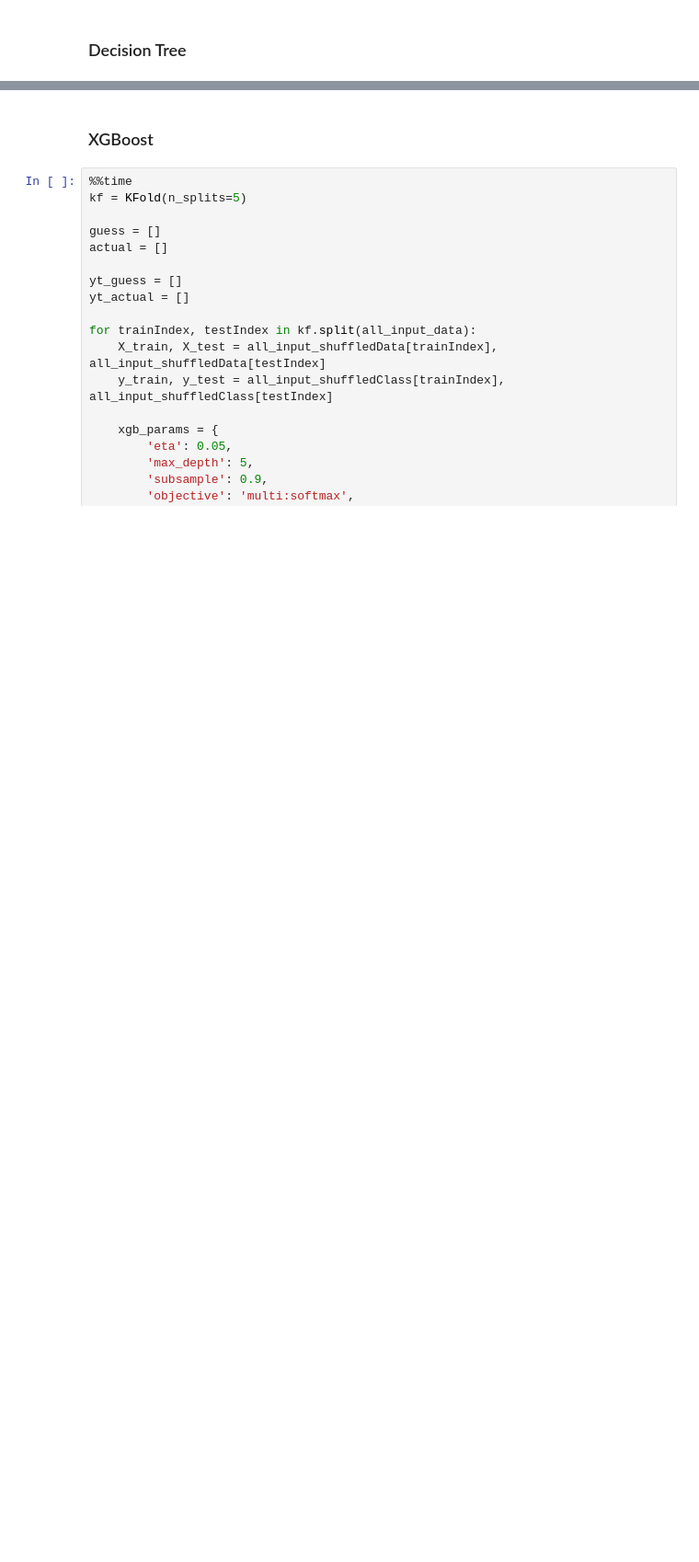
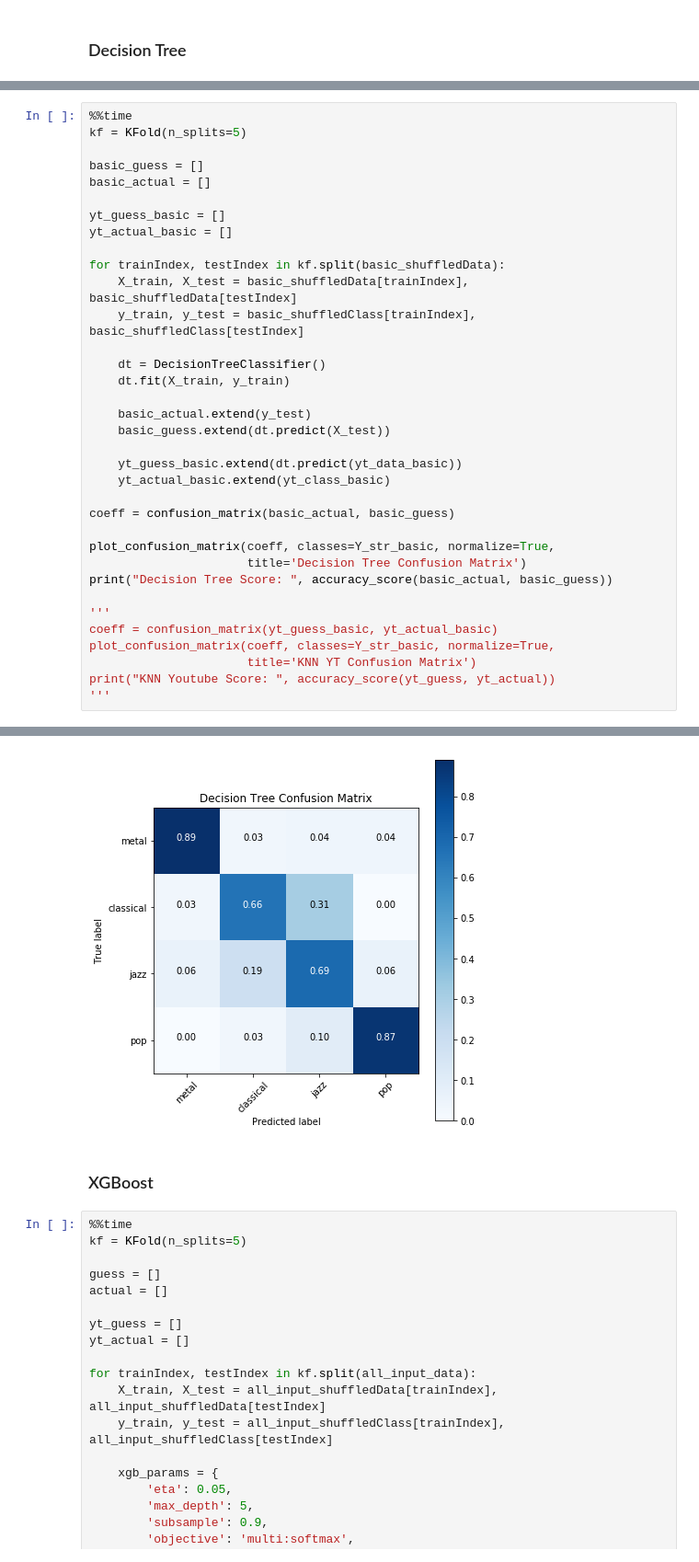
Before and after one commit to GTU-Projects/CSE455_MachineLearning_2018, a Jupyter notebook: Final_MusicClassification/music_classfication.ipynb, the cells around one changed output, grey strips where cells are left out. Shown at 92% size. Saved outputs shown, nothing was run; the diff lists cells and outputs as text; blank space fills up the shorter version.

```diff
--- a/Final_MusicClassification/music_classfication.ipynb
+++ b/Final_MusicClassification/music_classfication.ipynb
@@ -293,0 +559,36 @@ Wall time: 891 ms
+# %%
+%%time
+kf = KFold(n_splits=5)
+
+basic_guess = []
+basic_actual = []
+
+yt_guess_basic = []
+yt_actual_basic = []
+
+for trainIndex, testIndex in kf.split(basic_shuffledData):
+    X_train, X_test = basic_shuffledData[trainIndex], basic_shuffledData[testIndex]
+    y_train, y_test = basic_shuffledClass[trainIndex], basic_shuffledClass[testIndex]
+
+    dt = DecisionTreeClassifier()
+    dt.fit(X_train, y_train)
+
+    basic_actual.extend(y_test)
+    basic_guess.extend(dt.predict(X_test))
+
+    yt_guess_basic.extend(dt.predict(yt_data_basic))
+    yt_actual_basic.extend(yt_class_basic)
+
+coeff = confusion_matrix(basic_actual, basic_guess)
+
+plot_confusion_matrix(coeff, classes=Y_str_basic, normalize=True,
+                      title='Decision Tree Confusion Matrix')
+print("Decision Tree Score: ", accuracy_score(basic_actual, basic_guess))
+
+'''
+coeff = confusion_matrix(yt_guess_basic, yt_actual_basic)
+plot_confusion_matrix(coeff, classes=Y_str_basic, normalize=True,
+                      title='KNN YT Confusion Matrix')
+print("KNN Youtube Score: ", accuracy_score(yt_guess, yt_actual))
+'''
+# %% [output]
@@ -294,3 +598,4 @@ Wall time: 891 ms
+[figure, added]
 # %% [markdown]
 ### XGBoost
 # %%
```
Also changed, not shown: parts of 14 cells of this notebook.
